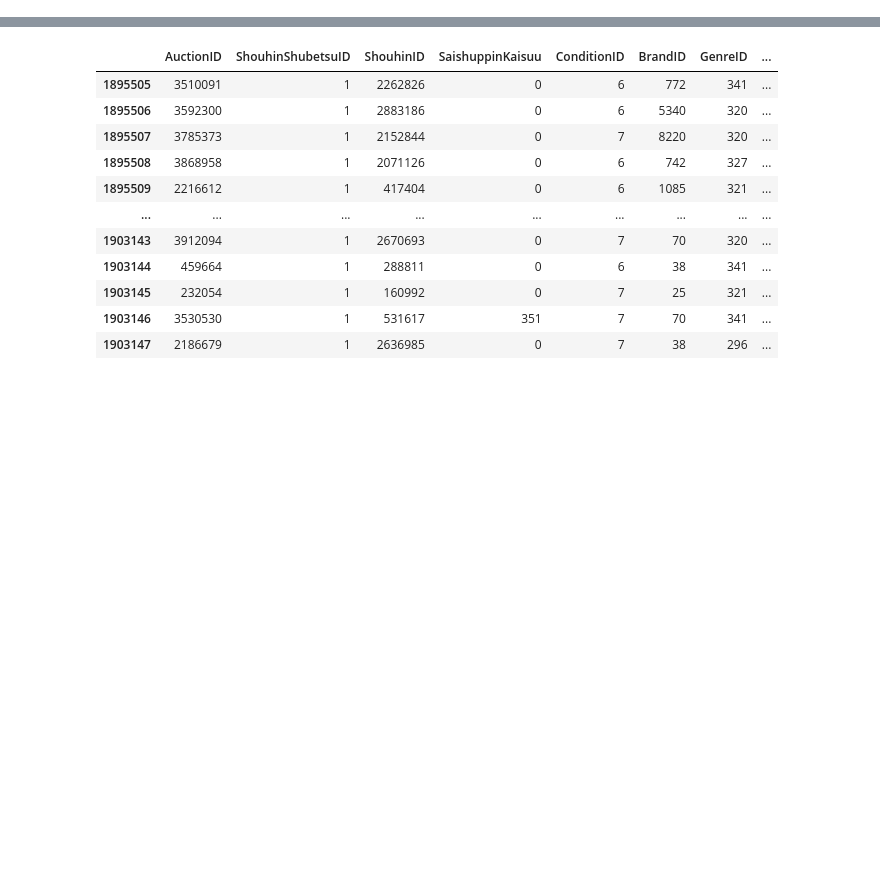
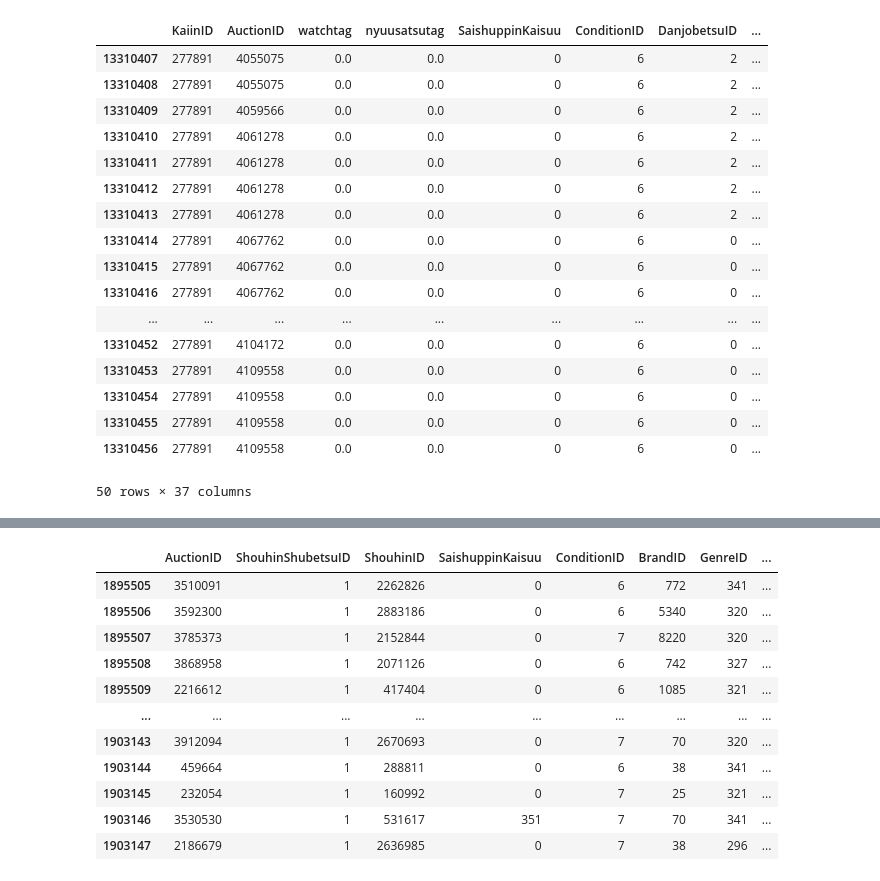
Before and after one commit to kyouyap/nishika_recommend, a Jupyter notebook: recommend1.ipynb, the cells around one changed output, grey strips where cells are left out. Saved outputs shown, nothing was run; the diff lists cells and outputs as text; code cells hidden in the pictures; blank space fills up the shorter version.

```diff
--- a/recommend1.ipynb
+++ b/recommend1.ipynb
@@ -250,0 +770,57 @@ def createfeature(inputsubmission, inputwatchlist, inputshudounyuusatsu,
+# %%
+train_df.loc[:,['KaiinID'
+,'AuctionID'
+,'watchtag'
+,'nyuusatsutag'
+,'SaishuppinKaisuu'
+,'ConditionID'
+,'DanjobetsuID'
+,'CreateDateOrder'
+,'TourokuCount'
+,'TourokuDateOrdermin'
+,'TourokuDateOrdermax'
+,'TourokuDateOrdermaxmindiff'
+,'TourokuDateOrderminsin'
+,'TourokuDateOrdermincos'
+,'watchSakujo'
+,'AuctionWatchedCount'
+,'ShouhinWatchedCount'
+,'BrandWatchedCount'
+,'LineWatchedCount'
+,'ShouhinKaiinWatchCount'
+,'BrandKaiinWatchCount'
+,'GenreGroupKaiinWatchCount'
+,'LineKaiinWatchCount'
+,'ShudouNyuusatsuCount'
+,'ShudouNyuusatsuDateOrdermin'
+,'ShudouNyuusatsuDateOrdermax'
+,'ShudouNyuusatsuDatemaxmindiff'
+,'ShudouNyuusatsuDateOrderminsin'
+,'ShudouNyuusatsuDateOrdermincos'
+,'AuctionNyuudstsuCount'
+,'ShouhinNyuusatsuCount'
+,'BrandNyuudstsuCount'
+,'LineNyuudstsuCount'
+,'ShouhinKaiinNyuusatsuCount'
+,'BrandKaiinNyuusatsuCount'
+,'GenreGroupKaiinNyuusatuCount'
+,'LineKaiinNyuusatuCount']].tail(50)
+# %% [output]
+|  | KaiinID | AuctionID | watchtag | nyuusatsutag | SaishuppinKaisuu | ConditionID | DanjobetsuID | ... |
+| 13310407 | 277891 | 4055075 | 0.0 | 0.0 | 0 | 6 | 2 | ... |
+| 13310408 | 277891 | 4055075 | 0.0 | 0.0 | 0 | 6 | 2 | ... |
+| 13310409 | 277891 | 4059566 | 0.0 | 0.0 | 0 | 6 | 2 | ... |
+| 13310410 | 277891 | 4061278 | 0.0 | 0.0 | 0 | 6 | 2 | ... |
+| 13310411 | 277891 | 4061278 | 0.0 | 0.0 | 0 | 6 | 2 | ... |
+| 13310412 | 277891 | 4061278 | 0.0 | 0.0 | 0 | 6 | 2 | ... |
+| 13310413 | 277891 | 4061278 | 0.0 | 0.0 | 0 | 6 | 2 | ... |
+| 13310414 | 277891 | 4067762 | 0.0 | 0.0 | 0 | 6 | 0 | ... |
+| 13310415 | 277891 | 4067762 | 0.0 | 0.0 | 0 | 6 | 0 | ... |
+| 13310416 | 277891 | 4067762 | 0.0 | 0.0 | 0 | 6 | 0 | ... |
+| ... | ... | ... | ... | ... | ... | ... | ... | ... |
+| 13310452 | 277891 | 4104172 | 0.0 | 0.0 | 0 | 6 | 0 | ... |
+| 13310453 | 277891 | 4109558 | 0.0 | 0.0 | 0 | 6 | 0 | ... |
+| 13310454 | 277891 | 4109558 | 0.0 | 0.0 | 0 | 6 | 0 | ... |
+| 13310455 | 277891 | 4109558 | 0.0 | 0.0 | 0 | 6 | 0 | ... |
+| 13310456 | 277891 | 4109558 | 0.0 | 0.0 | 0 | 6 | 0 | ... |
+50 rows × 37 columns
```
Also changed, not shown: parts of 37 cells of this notebook, 2 other files.
